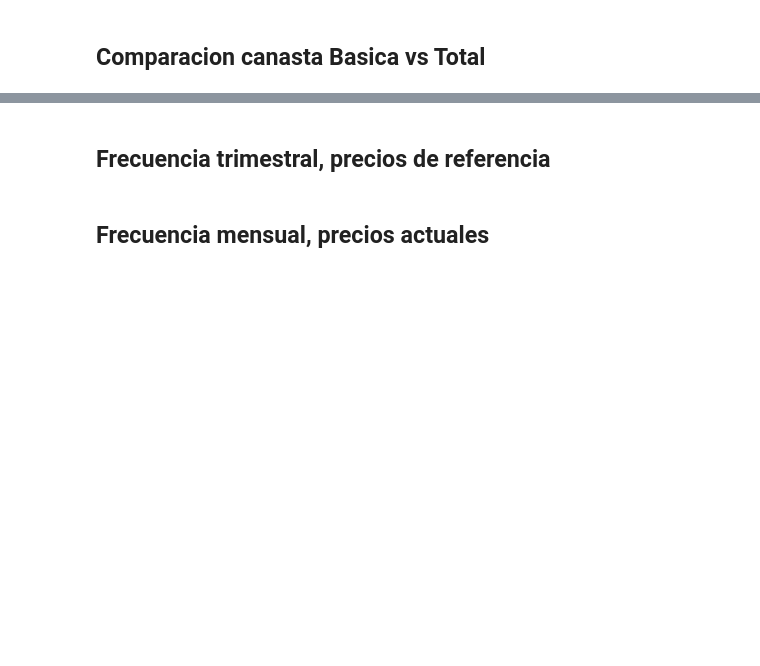
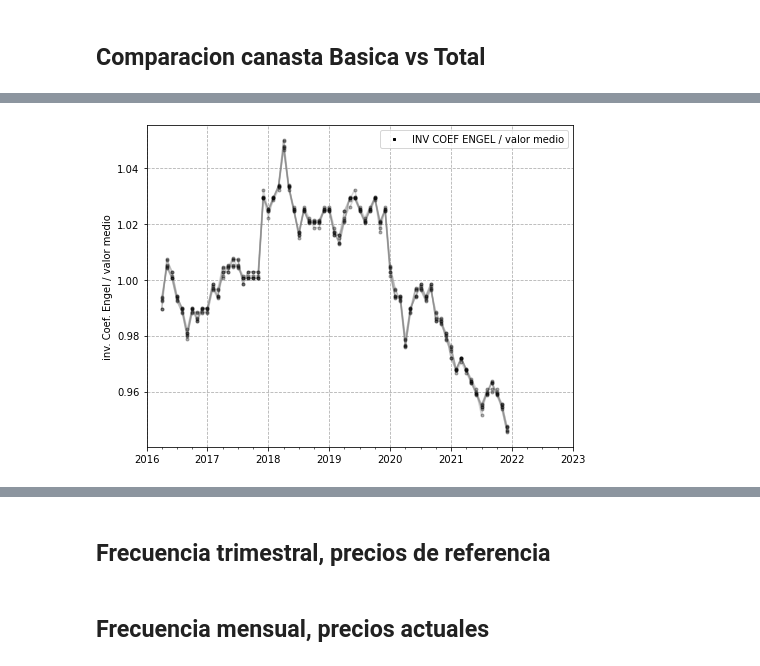
Before and after one commit to matuteiglesias/canastasINDEC, a Jupyter notebook: Computar Canastas.ipynb, the cells around one changed output, grey strips where cells are left out. Cells and saved outputs as stored; diff of their text form; code cells hidden in the pictures; blank space fills up the shorter version.

Commit message:
Added user created data

```diff
--- a/Computar Canastas.ipynb
+++ b/Computar Canastas.ipynb
@@ -79,0 +71,25 @@ plt.show()
+# %%
+
+axs.set_xlim('2016', '2023')
+
+
+
+fig, axs = plt.subplots(1, figsize = (7, 5))
+
+engel = (data['CBT']/data['CBA'])
+(engel/engel.mean()).plot(legend = False, alpha = .3, ax = axs, color = '.5')
+(engel/engel.mean()).plot(legend = False, marker = '.', alpha = .3, ax = axs, color = 'k', lw = 0)
+
+pts1 = mlines.Line2D([], [], lw = 0, marker = 's', c = 'k', markersize = 2, label = 'INV COEF ENGEL / valor medio')
+# pts2 = mlines.Line2D([], [], lw = 0, marker = 's', c = '#ff7f0e', markersize = 2, label = 'CB TOTAL')
+axs.legend(handles=[pts1], numpoints = 1, labelspacing = .2)
+
+axs.set_ylabel('inv. Coef. Engel / valor medio')
+
+axs.grid(linestyle = '--')
+axs.set_xlim('2016', '2023')
+plt.tight_layout()
+plt.savefig('./invEngel.jpg')
+plt.show()
+# %% [output]
+[figure, added]
```
Also changed, not shown: parts of 8 cells of this notebook, 3 other files.
